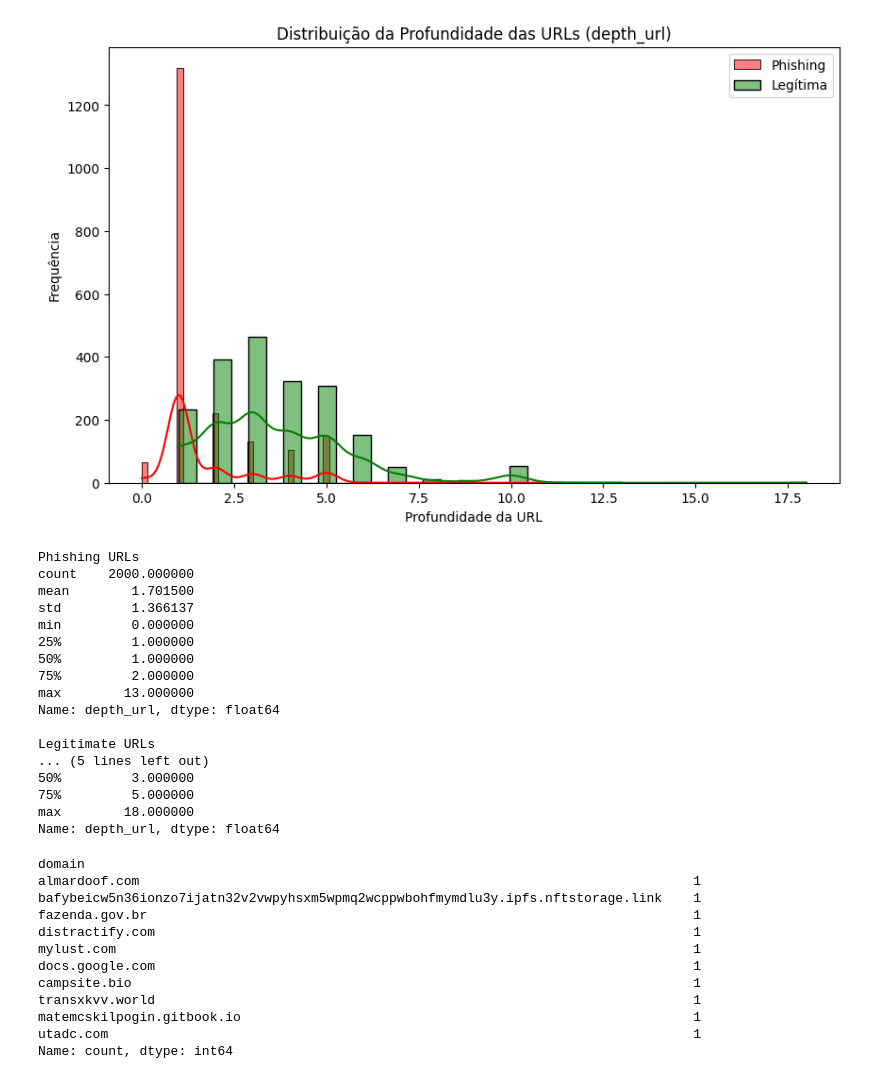
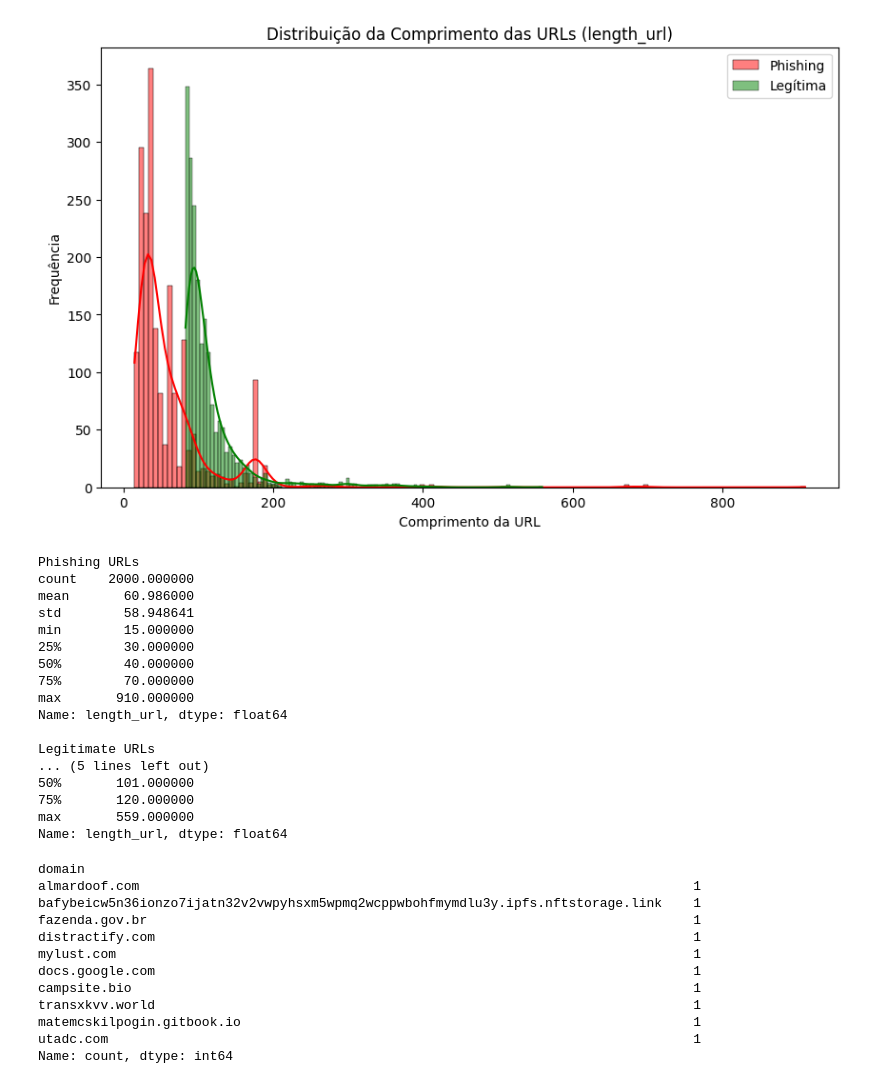
Before and after one commit to gabrooo/CP_I_IA_-_Machine_Learning, a Jupyter notebook: code/CP_I.ipynb, the cells around one changed output. Cells and saved outputs as stored; diff of their text form; code cells hidden in the pictures.

```diff
--- a/code/CP_I.ipynb
+++ b/code/CP_I.ipynb
@@ -33,41 +33,41 @@ sample_df.head()
 # %%
 import seaborn as sns
 import matplotlib.pyplot as plt
 
-# tratando e analisando a var "depth_url" das URLs de phishing
+# tratando e analisando a var "length_url" das URLs de phishing
 plt.figure(figsize=(10, 6))
-sns.histplot(sample_phishing['depth_url'], kde=True, color='red', label='Phishing')
-sns.histplot(sample_legit['depth_url'], kde=True, color='green', label='Legítima')
-plt.title('Distribuição da Profundidade das URLs (depth_url)')
-plt.xlabel('Profundidade da URL')
+sns.histplot(sample_phishing['length_url'], kde=True, color='red', label='Phishing')
+sns.histplot(sample_legit['length_url'], kde=True, color='green', label='Legítima')
+plt.title('Distribuição da Comprimento das URLs (length_url)')
+plt.xlabel('Comprimento da URL')
 plt.ylabel('Frequência')
 plt.legend()
 plt.show()
 
-# Exibir estatísticas descritivas da variável "depth_url" para ambos os subconjuntos
+# Exibir estatísticas descritivas da variável "length_url" para ambos os subconjuntos
 print("Phishing URLs")
-print(sample_phishing['depth_url'].describe())
+print(sample_phishing['length_url'].describe())
 print("\nLegitimate URLs")
-print(sample_legit['depth_url'].describe())
+print(sample_legit['length_url'].describe())
 # %% [output]
-[figure, old version]
+[figure, new version]
 Phishing URLs
 count    2000.000000
-mean        1.701500
-std         1.366137
-min         0.000000
-25%         1.000000
-50%         1.000000
-75%         2.000000
-max        13.000000
-Name: depth_url, dtype: float64
+mean       60.986000
+std        58.948641
+min        15.000000
+25%        30.000000
+50%        40.000000
+75%        70.000000
+max       910.000000
+Name: length_url, dtype: float64
 
 Legitimate URLs
 ... (5 lines left out)
-50%         3.000000
-75%         5.000000
-max        18.000000
-Name: depth_url, dtype: float64
+50%       101.000000
+75%       120.000000
+max       559.000000
+Name: length_url, dtype: float64
 # %%
 # Carregar o arquivo não rotulado
 df_not_label = pd.read_csv('https://raw.githubusercontent.com/gabrooo/CP_I_IA_-_Machine_Learning/main/CSV/urls_phishing_checkpoint1_not_label.csv')
```
Also changed, not shown: parts of 2 cells of this notebook.
